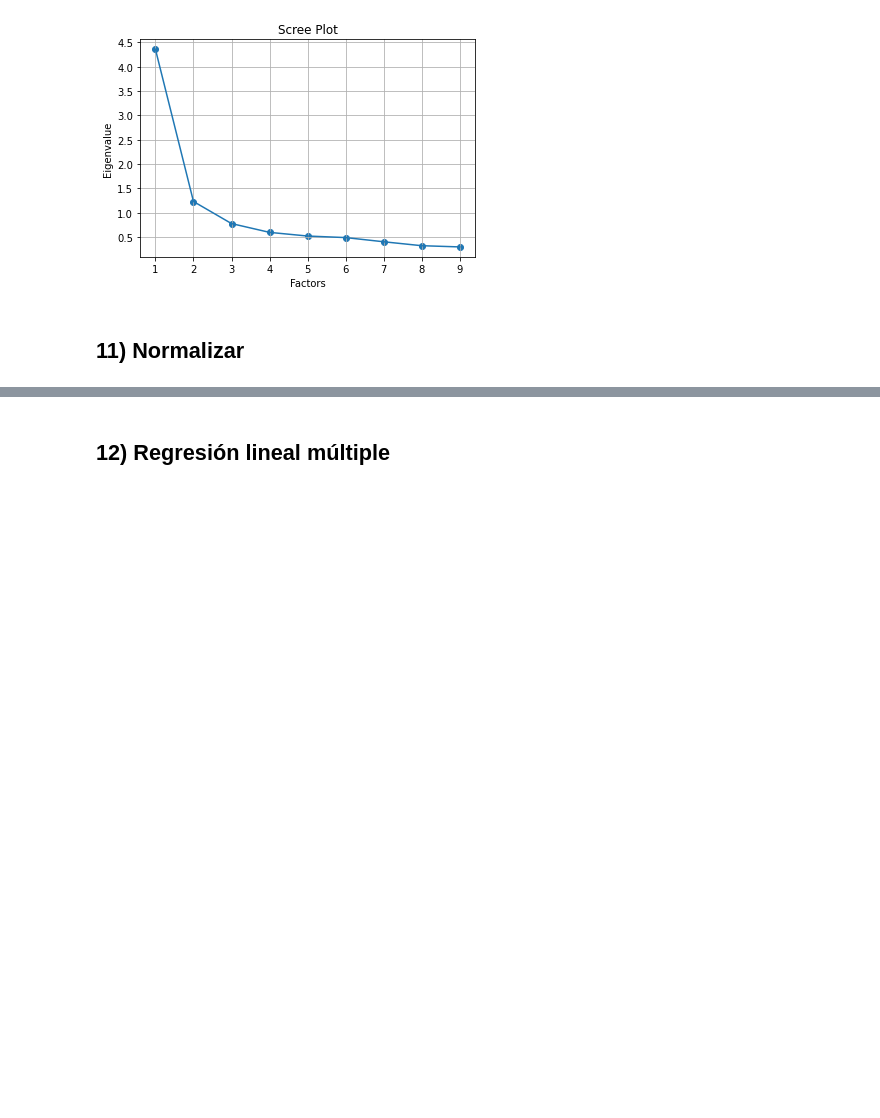
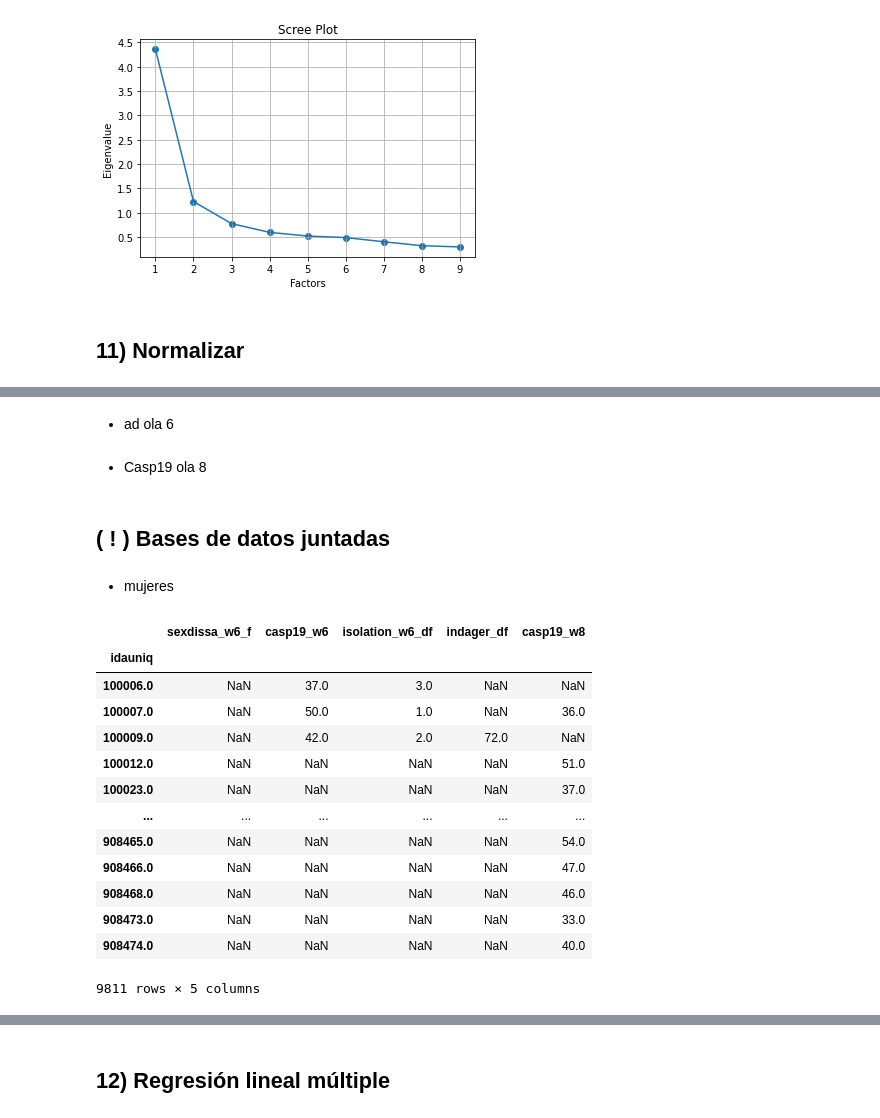
Before and after one commit to ateneatla/sexinsa_qol_ELSA, a Jupyter notebook: anexo.ipynb, the cells around one changed output, grey strips where cells are left out. Drawn from its saved outputs; the diff is of its cells as text; code cells hidden in the pictures; blank space fills up the shorter version.

```diff
--- a/anexo.ipynb
+++ b/anexo.ipynb
@@ -1176,3 +1148,5 @@ items_sexdissa_without_nan_w6_f_df
+# %%
+sexdissa_w6_f = items_sexdissa_without_nan_w6_f_df.sum(axis=1)
 # %% [markdown]
 * Eliminar los valores perdidos del dataframe sexdissa_w6 (male)
 # %%
@@ -1291,0 +1333,30 @@ plt.show()
+# %% [markdown]
+* ad ola 6
+# %% [markdown]
+* Casp19 ola 8
+# %% [markdown]
+## ( ! ) Bases de datos juntadas
+# %%
+indager_df = w6_second_cleaned_df['indager']
+# %% [markdown]
+* mujeres
+# %%
+w8_w6_f_df = pd.DataFrame([sexdissa_w6_f, casp19_w6, isolation_w6_df, indager_df, casp19_w8])
+w8_w6_f_df_t = w8_w6_f_df.transpose()
+w8_w6_f_df_t.columns = ['sexdissa_w6_f', 'casp19_w6', 'isolation_w6_df', 'indager_df', 'casp19_w8']
+w8_w6_f_df_t
+# %% [output]
+|  | sexdissa_w6_f | casp19_w6 | isolation_w6_df | indager_df | casp19_w8 |
+| idauniq |  |  |  |  |  |
+| 100006.0 | NaN | 37.0 | 3.0 | NaN | NaN |
+| 100007.0 | NaN | 50.0 | 1.0 | NaN | 36.0 |
+| 100009.0 | NaN | 42.0 | 2.0 | 72.0 | NaN |
+| 100012.0 | NaN | NaN | NaN | NaN | 51.0 |
+| 100023.0 | NaN | NaN | NaN | NaN | 37.0 |
+| ... | ... | ... | ... | ... | ... |
+| 908465.0 | NaN | NaN | NaN | NaN | 54.0 |
+| 908466.0 | NaN | NaN | NaN | NaN | 47.0 |
+| 908468.0 | NaN | NaN | NaN | NaN | 46.0 |
+| 908473.0 | NaN | NaN | NaN | NaN | 33.0 |
+| 908474.0 | NaN | NaN | NaN | NaN | 40.0 |
+9811 rows × 5 columns
```
Also changed, not shown: parts of 89 cells of this notebook.
